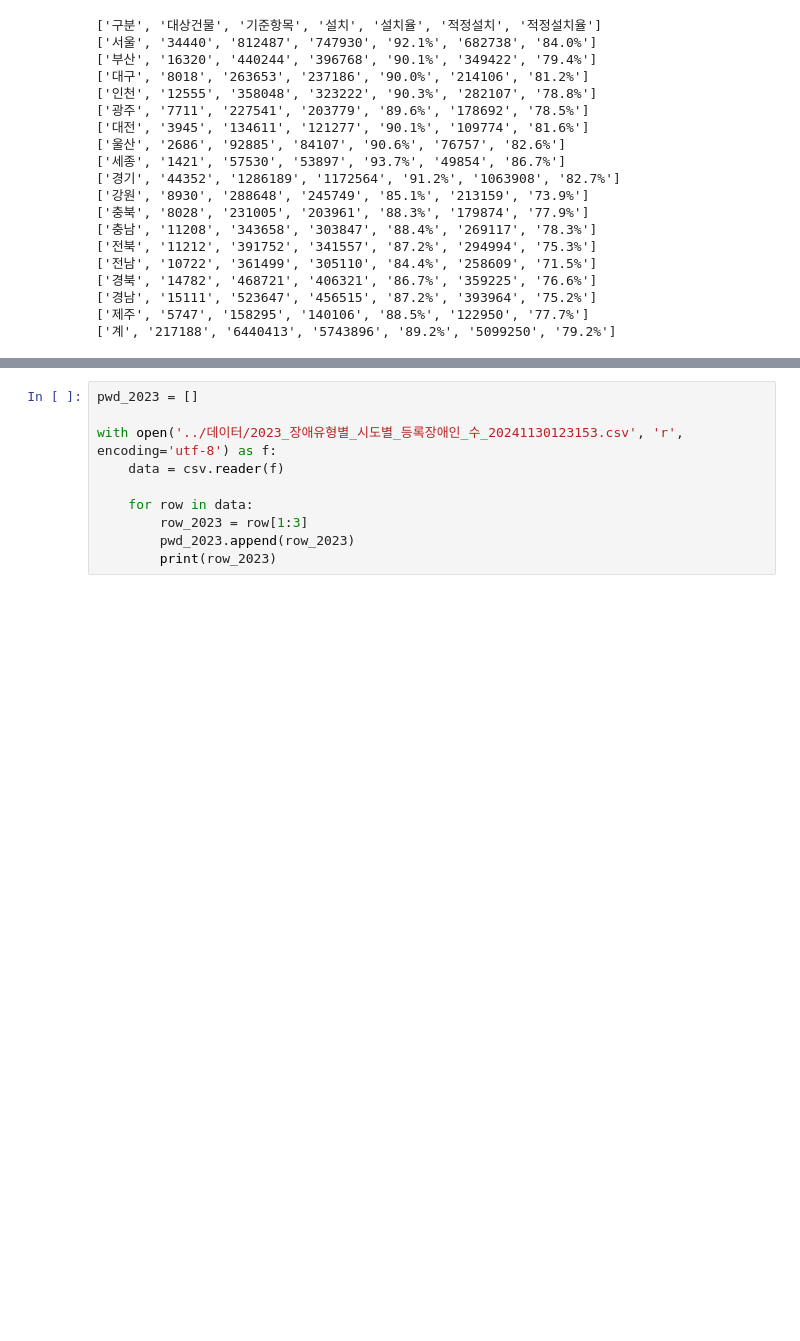
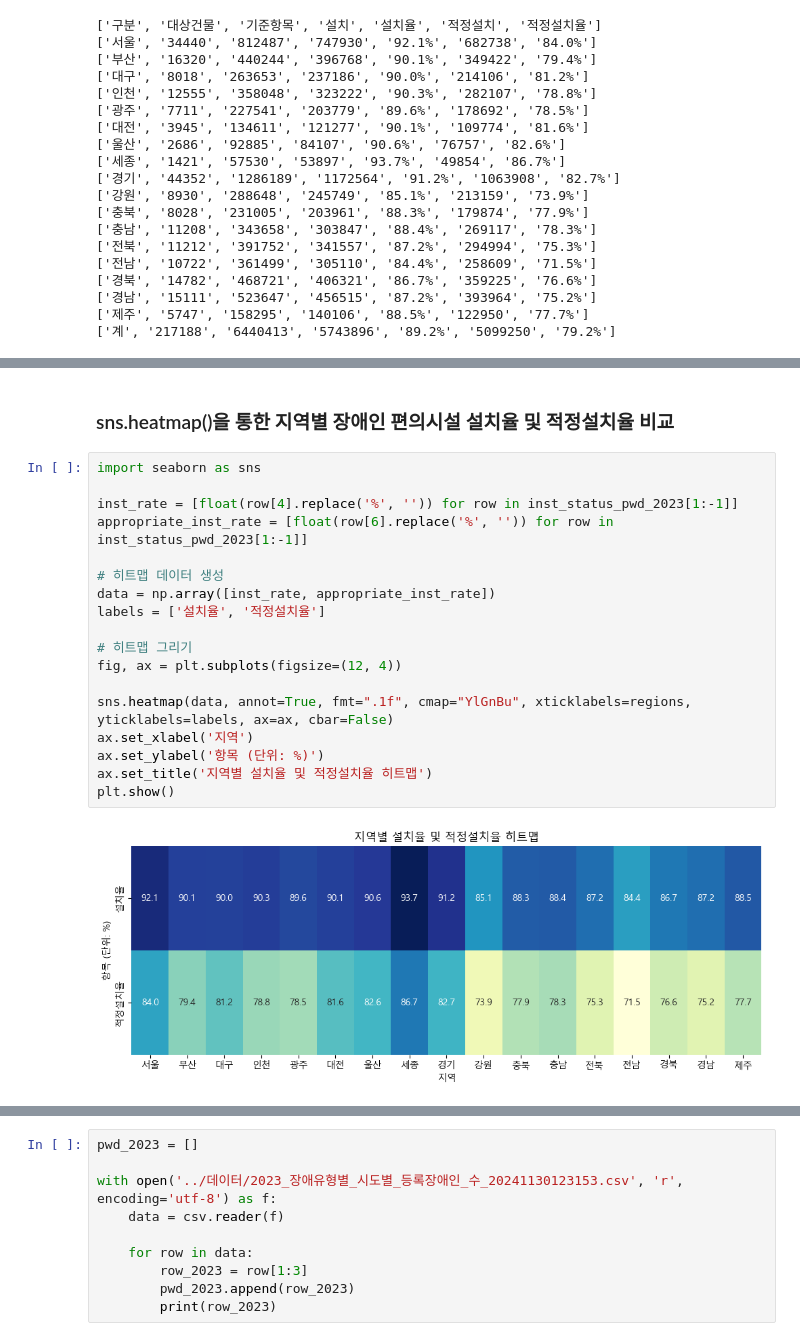
Before and after one commit to sjunc/2024-DA-Team, a Jupyter notebook: 분석 파일/kbs-kbs-DA.ipynb, the cells around one changed output, grey strips where cells are left out. Cells and saved outputs as stored; diff of their text form; blank space fills up the shorter version.

```diff
--- a/분석 파일/kbs-kbs-DA.ipynb
+++ b/분석 파일/kbs-kbs-DA.ipynb
@@ -83,0 +82,22 @@ plt.show()
+# %% [markdown]
+### sns.heatmap()을 통한 지역별 장애인 편의시설 설치율 및 적정설치율 비교
+# %%
+import seaborn as sns
+
+inst_rate = [float(row[4].replace('%', '')) for row in inst_status_pwd_2023[1:-1]]
+appropriate_inst_rate = [float(row[6].replace('%', '')) for row in inst_status_pwd_2023[1:-1]]
+
+# 히트맵 데이터 생성
+data = np.array([inst_rate, appropriate_inst_rate])
+labels = ['설치율', '적정설치율']
+
+# 히트맵 그리기
+fig, ax = plt.subplots(figsize=(12, 4))
+
+sns.heatmap(data, annot=True, fmt=".1f", cmap="YlGnBu", xticklabels=regions, yticklabels=labels, ax=ax, cbar=False)
+ax.set_xlabel('지역')
+ax.set_ylabel('항목 (단위: %)')
+ax.set_title('지역별 설치율 및 적정설치율 히트맵')
+plt.show()
+# %% [output]
+[figure, added]
```
Also changed, not shown: parts of 12 cells of this notebook.
